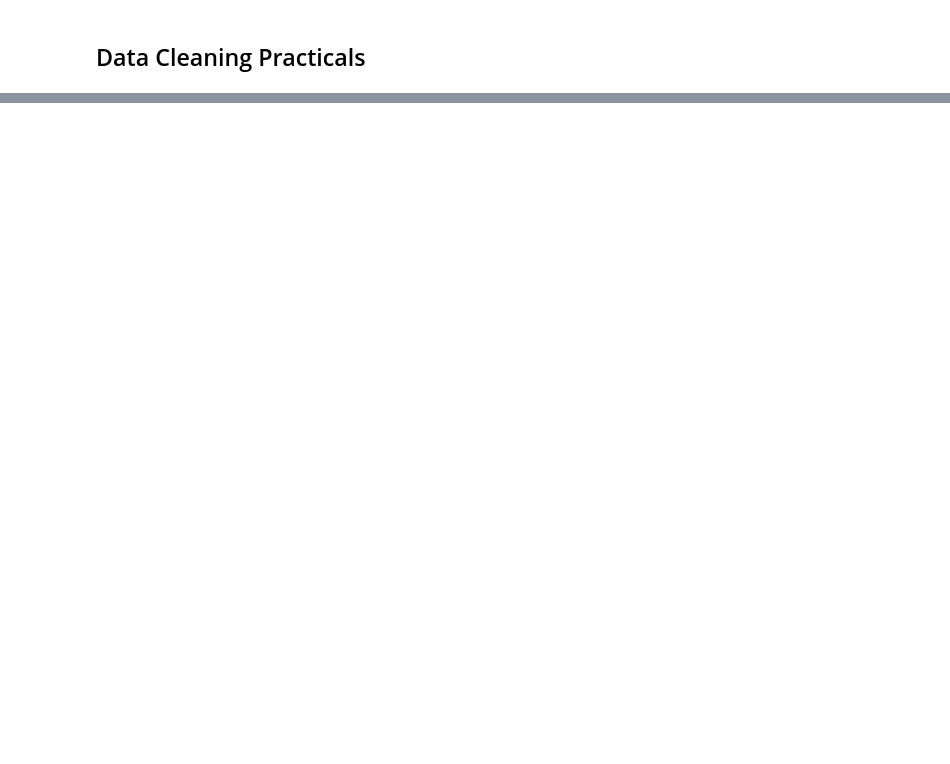
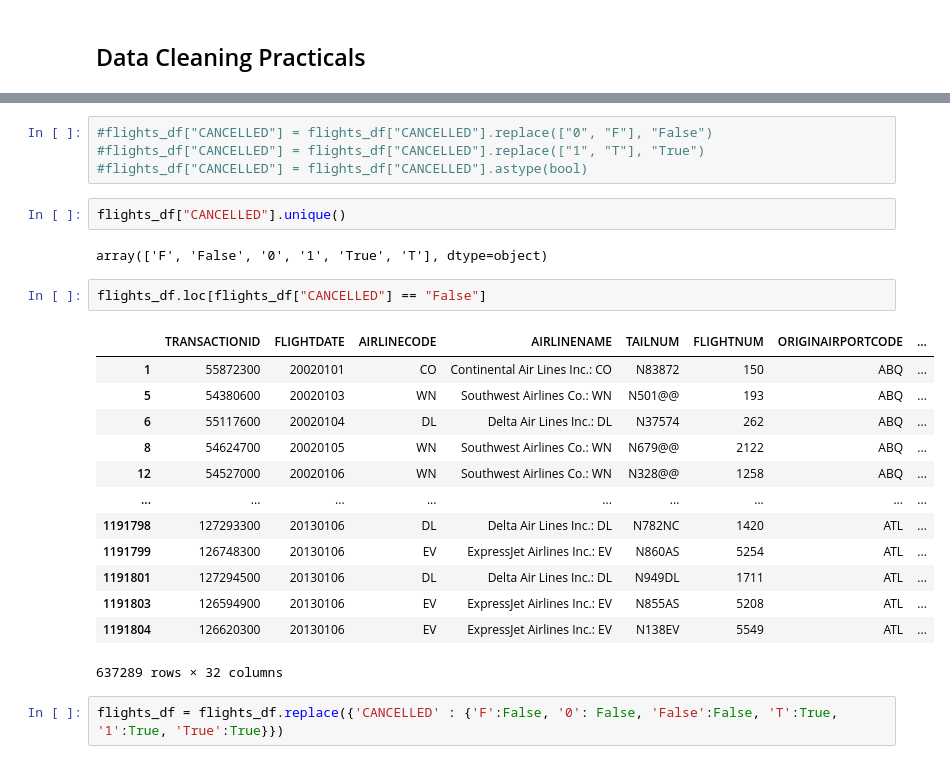
Before and after one commit to LiamJPOS/multinational-retail-data-centralisation, a Jupyter notebook: practicals/pd_practicals.ipynb, the cells around one changed output, grey strips where cells are left out. Saved outputs shown, nothing was run; the diff lists cells and outputs as text; blank space fills up the shorter version.

```diff
--- a/practicals/pd_practicals.ipynb
+++ b/practicals/pd_practicals.ipynb
@@ -251,0 +383,26 @@ new_df.tail(1)
+# %%
+#flights_df["CANCELLED"] = flights_df["CANCELLED"].replace(["0", "F"], "False")
+#flights_df["CANCELLED"] = flights_df["CANCELLED"].replace(["1", "T"], "True")
+#flights_df["CANCELLED"] = flights_df["CANCELLED"].astype(bool)
+# %%
+flights_df["CANCELLED"].unique()
+# %% [output]
+array(['F', 'False', '0', '1', 'True', 'T'], dtype=object)
+# %%
+flights_df.loc[flights_df["CANCELLED"] == "False"]
+# %% [output]
+|  | TRANSACTIONID | FLIGHTDATE | AIRLINECODE | AIRLINENAME | TAILNUM | FLIGHTNUM | ORIGINAIRPORTCODE | ... |
+| 1 | 55872300 | 20020101 | CO | Continental Air Lines Inc.: CO | N83872 | 150 | ABQ | ... |
+| 5 | 54380600 | 20020103 | WN | Southwest Airlines Co.: WN | N501@@ | 193 | ABQ | ... |
+| 6 | 55117600 | 20020104 | DL | Delta Air Lines Inc.: DL | N37574 | 262 | ABQ | ... |
+| 8 | 54624700 | 20020105 | WN | Southwest Airlines Co.: WN | N679@@ | 2122 | ABQ | ... |
+| 12 | 54527000 | 20020106 | WN | Southwest Airlines Co.: WN | N328@@ | 1258 | ABQ | ... |
+| ... | ... | ... | ... | ... | ... | ... | ... | ... |
+| 1191798 | 127293300 | 20130106 | DL | Delta Air Lines Inc.: DL | N782NC | 1420 | ATL | ... |
+| 1191799 | 126748300 | 20130106 | EV | ExpressJet Airlines Inc.: EV | N860AS | 5254 | ATL | ... |
+| 1191801 | 127294500 | 20130106 | DL | Delta Air Lines Inc.: DL | N949DL | 1711 | ATL | ... |
+| 1191803 | 126594900 | 20130106 | EV | ExpressJet Airlines Inc.: EV | N855AS | 5208 | ATL | ... |
+| 1191804 | 126620300 | 20130106 | EV | ExpressJet Airlines Inc.: EV | N138EV | 5549 | ATL | ... |
+637289 rows × 32 columns
+# %%
+flights_df = flights_df.replace({'CANCELLED' : {'F':False, '0': False, 'False':False, 'T':True, '1':True, 'True':True}})
```
Also changed, not shown: parts of 37 cells of this notebook, 5 other files.
